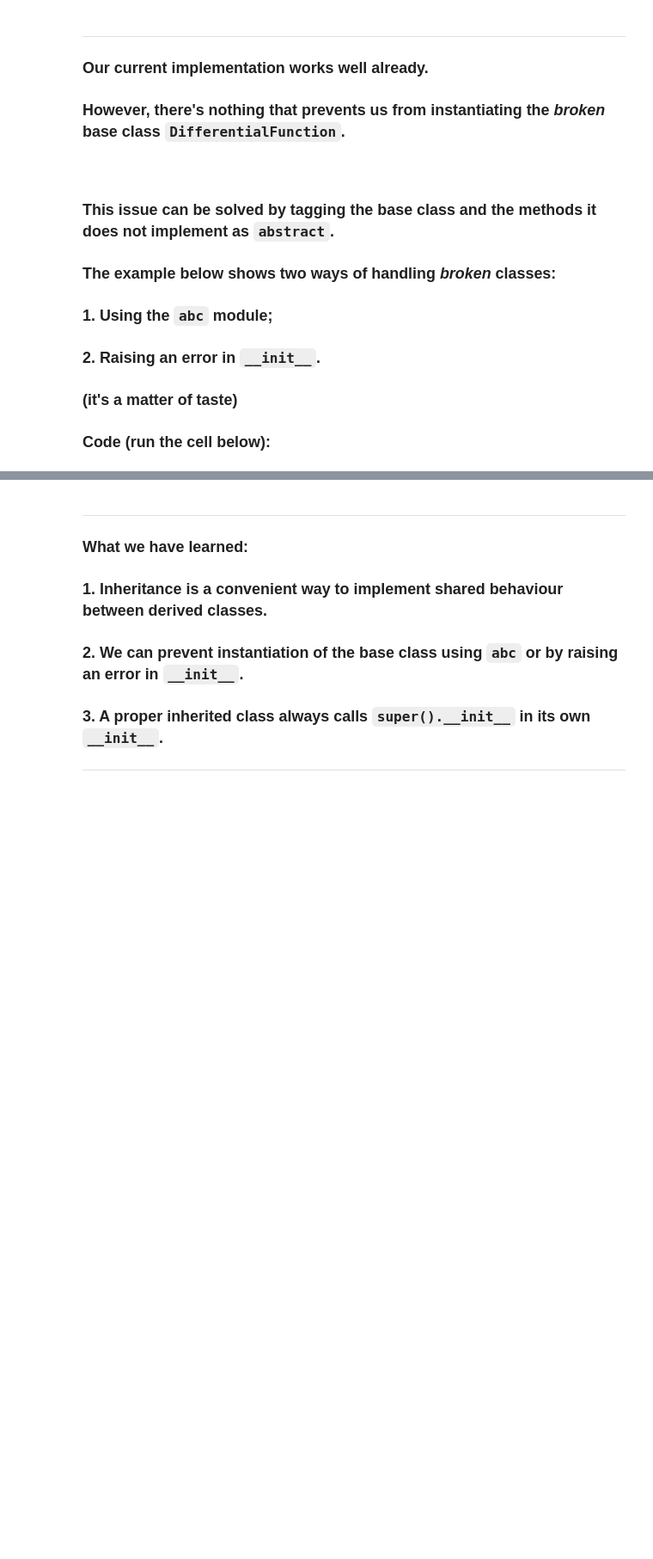
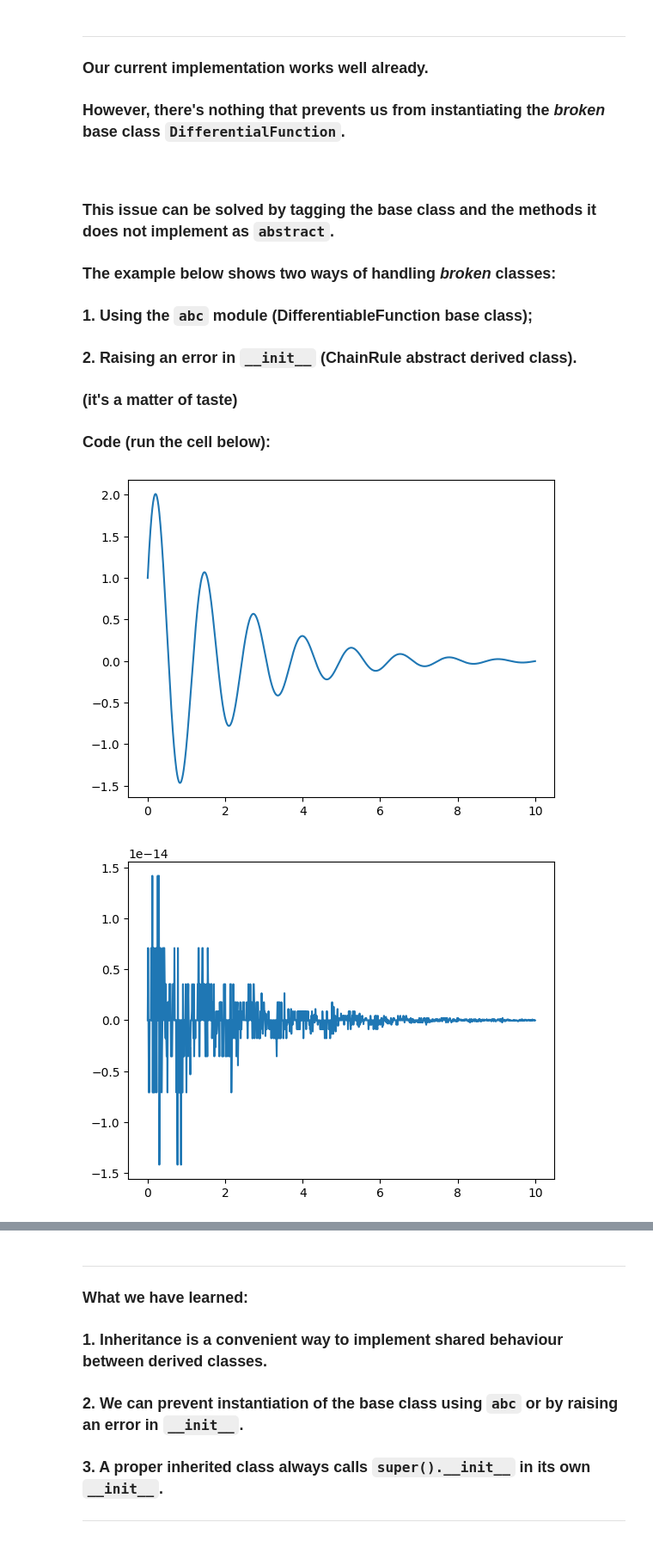
Before and after one commit to JochenHinz/python_seminar, a Jupyter notebook: OOP.ipynb, the cells around one changed output, grey strips where cells are left out. Shown: that part at 86% size. Drawn from its saved outputs; the diff is of its cells as text; code cells hidden in the pictures; blank space fills up the shorter version.

```diff
--- a/OOP.ipynb
+++ b/OOP.ipynb
@@ -977,16 +1144,20 @@ class Multiply(DifferentiableFunction):
 ### We implement `exp(g(x))`, where `g(x)` can be anything.
 ###
 # %%
+""" [FOCUS] - `Exp` class """
 class Exp(DifferentiableFunction):
 
+  """ [NEW] - takes one argument """
+  def __init__(self, argument: DifferentiableFunction) -> None:
+    self.argument = argument
+    super().__init__([self.argument])  # as before
+
+  """ [NEW] - chain rule """
   def _deriv(self):
     # d(exp(g(x))) = exp(g(x)) * dg(x)
     return Multiply(self, self.argument.derivative())
 
-  def __init__(self, argument: DifferentiableFunction) -> None:
-    self.argument = argument
-    super().__init__([self.argument])
-
+  """ [NEW] - evaluate `argument`, take `exp` """
   def __call__(self, x) -> float:
     return np.exp(self.argument(x))
 # %% [markdown]
@@ -1460,16 +1629,18 @@ if __name__ == '__main__':
 ## Solution:
 # %%
 # %load oop/derivative_chain.py
+""" [IMPORT] - numpy, plotting, type hinting """
 import numpy as np
 from matplotlib import pyplot as plt
 from typing import Sequence, Tuple, Union, Any, Callable
 
 
+""" [HELPER] - type aliases """
 NumericType = Union[int, float]
 FunctionType = Union['DifferentiableFunction', NumericType]
 
 
-# main function for type coercion
+""" [HELPER] - main function for type coercion """
 def as_function(func: FunctionType) -> 'DifferentiableFunction':
   """
     func is a DifferentialFunction => return func,
@@ -1508,27 +1679,19 @@ class DifferentiableFunction:
     plt.show()
 
   def __add__(self, other: FunctionType) -> 'Add':
-    "self: DifferentialFunction + other: FunctionType"
     return Add(self, other)
 
   __radd__ = __add__
 
   def __mul__(self, other: FunctionType) -> 'Multiply':
-    "self: DifferentialFunction * other: FunctionType"
     return Multiply(self, other)
 
   __rmul__ = __mul__
 
   def __sub__(self, other: FunctionType) -> 'Add':
-    "self: DifferentialFunction - other: FunctionType"
     return self + (-1) * other
 
   def __rsub__(self, other: NumericType) -> 'Add':
-    """
-      other: NumericType - self: DifferentialFunction.
-      Here, the -1 has to go in front of self.
-      other - self => self.__rsub__(other).
-    """
     return other + (-1) * self
 
 
@@ -1585,6 +1748,7 @@ class Multiply(DifferentiableFunction):
     return self.f0(x) * self.f1(x)
 
 
+""" [FOCUS] - Chain Rule """
 class ChainRule(DifferentiableFunction):
   # All functions that are subject to the chain rule: d(f(g)) = df(g) * dg
 
@@ -1602,6 +1766,7 @@ class ChainRule(DifferentiableFunction):
     return self.evalf(self.argument(x))
 
 
+""" [FOCUS] - Specific functions """
 class Exp(ChainRule):
   evalf = np.exp
   df = lambda self, argument: self
@@ -1684,24 +1852,26 @@ except Exception as ex:
 ###
 ### This issue can be solved by tagging the base class and the methods it does not implement as `abstract`.
 ### The example below shows two ways of handling *broken* classes:
-### 1. Using the `abc` module;
-### 2. Raising an error in `__init__`.
+### 1. Using the `abc` module (DifferentiableFunction base class);
+### 2. Raising an error in `__init__` (ChainRule abstract derived class).
 ### (it's a matter of taste)
 ###
 ### Code (run the cell below):
 # %%
 # %load oop/derivative_chain_abc.py
+""" [IMPORT] - numpy, plotting, type hinting """
 import numpy as np
 from matplotlib import pyplot as plt
 from typing import Sequence, Tuple, Union, Any, Callable
 from abc import ABCMeta, abstractmethod
 
 
+""" [HELPER] - type aliases """
 NumericType = Union[int, float]
 FunctionType = Union['DifferentiableFunction', NumericType]
 
 
-# main function for type coercion
+""" [HELPER] - main function for type coercion """
 def as_function(func: FunctionType) -> 'DifferentiableFunction':
   """
     func is a DifferentialFunction => return func,
@@ -1713,6 +1883,7 @@ def as_function(func: FunctionType) -> 'DifferentiableFunction':
   return Constant(func)
 
 
+""" [NEW] - use the ABCMeta metaclass """
 # setting the so-called metaclass to `ABCMeta`
 # prevents instantiating classes that do not overwrite
 # methods that were tagged as `abstractmethod`.
@@ -1721,6 +1892,7 @@ class DifferentiableFunction(metaclass=ABCMeta):
   def __init__(self, args: Sequence[Any]) -> None:
     self._args = tuple(args)
 
+  """ [NEW] - tag both `__call__` and `_deriv` as abstract methods """
   @abstractmethod
   def __call__(self, x: NumericType):
     pass
@@ -1728,6 +1900,7 @@ class DifferentiableFunction(metaclass=ABCMeta):
   @abstractmethod
   def _deriv(self):
     pass
+  """ [/NEW] """
 
   def derivative(self, n: int = 1) -> 'DifferentiableFunction':
     assert (n := int(n)) >= 0
@@ -1745,27 +1918,19 @@ class DifferentiableFunction(metaclass=ABCMeta):
     plt.show()
 
   def __add__(self, other: FunctionType) -> 'Add':
-    "self: DifferentialFunction + other: FunctionType"
     return Add(self, other)
 
   __radd__ = __add__
 
   def __mul__(self, other: FunctionType) -> 'Multiply':
-    "self: DifferentialFunction * other: FunctionType"
     return Multiply(self, other)
 
   __rmul__ = __mul__
 
   def __sub__(self, other: FunctionType) -> 'Add':
-    "self: DifferentialFunction - other: FunctionType"
     return self + (-1) * other
 
   def __rsub__(self, other: NumericType) -> 'Add':
-    """
-      other: NumericType - self: DifferentialFunction.
-      Here, the -1 has to go in front of self.
-      other - self => self.__rsub__(other).
-    """
     return other + (-1) * self
 
 
@@ -1822,7 +1987,7 @@ class Multiply(DifferentiableFunction):
     return self.f0(x) * self.f1(x)
 
 
-# Here, instantiating the `ChainRule` class is prevented in the `__init__`
+""" [NEW] - instantiating the `ChainRule` class is prevented in the `__init__` """
 class ChainRule(DifferentiableFunction):
 
   evalf: Callable
@@ -1831,6 +1996,7 @@ class ChainRule(DifferentiableFunction):
   def _deriv(self) -> DifferentiableFunction:
     return self.df(self.argument) * self.argument.derivative()
 
+  """ [NEW] - throw error if the derived class does not implement `evalf` and `df` """
   def __init__(self, argument: FunctionType) -> None:
     assert all(hasattr(self, item) for item in ('evalf', 'df')), 'Each derived class needs to implement `evalf` and `df`.'
     self.argument = as_function(argument)
@@ -1872,30 +2038,33 @@ def test():
   # Total time interval
   T = 10
 
   # make an argument f(x) = x
   x = Argument()
 
   # choose some c0, c1
   c0, c1 = 2, 1
 
   # make the damping term
   exp = Exp(-.5 * x)
 
   # define the natural frequency
   w0 = 3 * np.sqrt(11) / 2
 
   # create y(x) using syntactic sugar
   y = c0 * exp * Sin(w0 * x) + c1 * exp * Cos(w0 * x)
 
   # set plot interval
   interval = (0, T)
 
   # plot y:
   y.plot(interval=interval)
 
   # If we plot the below, what should we get ?
   (25 * y + y.derivative() + y.derivative(2)).plot(interval=interval)
 
 
 if __name__ == '__main__':
   test()
+# %% [output]
+[figure, added]
+[figure, added]
```
Also changed, not shown: parts of 88 cells of this notebook, 11 other files.
